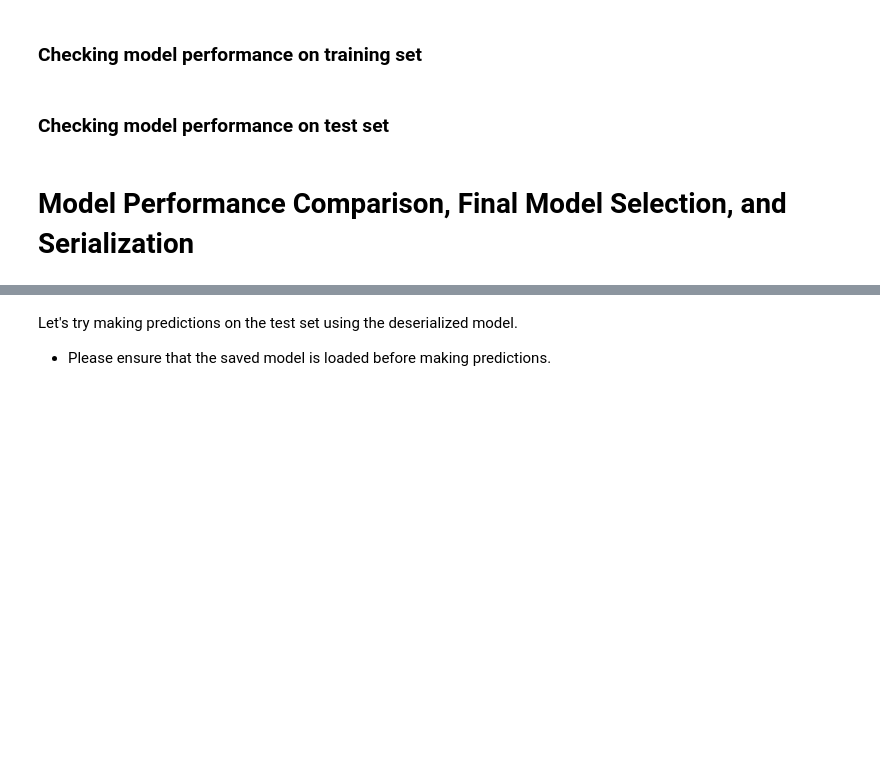
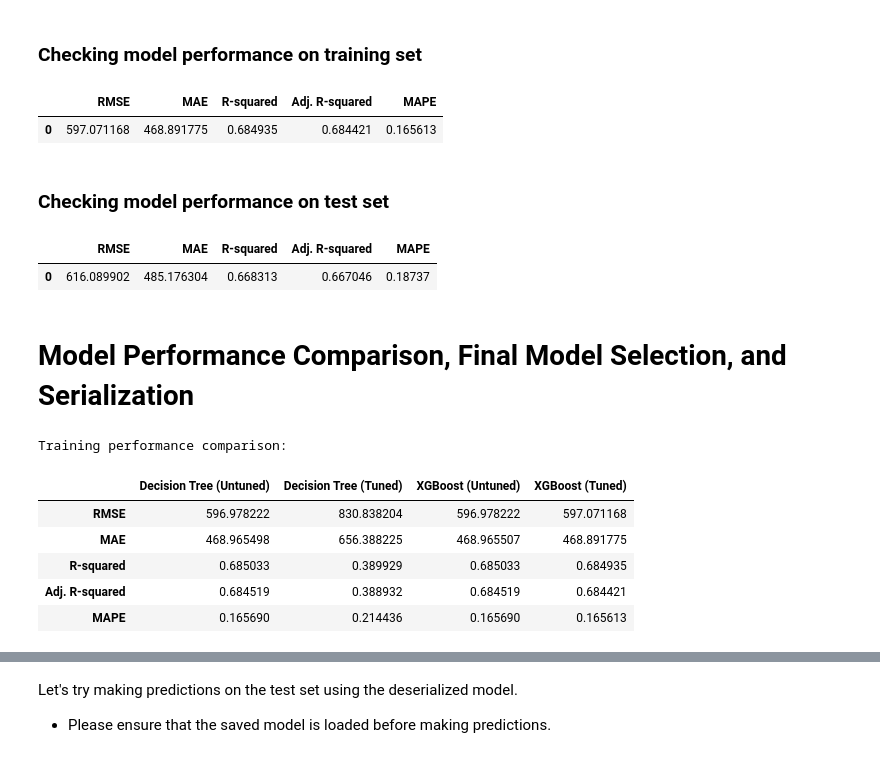
Before and after one commit to Mark5484/sales-forecast-lowcode, a Jupyter notebook: Low_Code_SuperKart_Model_Deployment.ipynb, the cells around one changed output, grey strips where cells are left out. Cells and saved outputs as stored; diff of their text form; code cells hidden in the pictures; blank space fills up the shorter version.

Commit message:
Checkpoint: Final model (XGBoost Tuned) saved and verified. Includes helper function predict_sample() for future API integration.

```diff
--- a/Low_Code_SuperKart_Model_Deployment.ipynb
+++ b/Low_Code_SuperKart_Model_Deployment.ipynb
@@ -1190,5 +1227,5 @@ def model_performance_regression(model, predictors, target):
 # %%
 # Uncomment the below snippet of code if xgboost regressor is to be used
 
-#xgb_estimator_model_train_perf = model_performance_regression(xgb_estimator, X_train, y_train)
-#xgb_estimator_model_train_perf
+xgb_estimator_model_train_perf = model_performance_regression(xgb_estimator, X_train, y_train)
+xgb_estimator_model_train_perf
@@ -1237,5 +1295,5 @@ def model_performance_regression(model, predictors, target):
 # %%
 # Uncomment the below snippet of code if decision tree regressor is to be used
 
-#dtree_tuned_model_train_perf = model_performance_regression(dtree_tuned, X_train, y_train)
-#dtree_tuned_model_train_perf
+dtree_tuned_model_train_perf = model_performance_regression(dtree_tuned, X_train, y_train)
+dtree_tuned_model_train_perf
@@ -1436,0 +1475,5 @@ def model_performance_regression(model, predictors, target):
+# %%
+#Uncomment the below snippet of code if xgboost regressor is to be used
+
+# # Fit the best algorithm to the data.
+xgb_tuned.fit(X_train, y_train)
@@ -1439,32 +1500,46 @@ def model_performance_regression(model, predictors, target):
 # %%
 #Uncomment the below snippet of code if xgboost regressor is to be used
 
-# xgb_tuned_model_train_perf = model_performance_regression(xgb_tuned, X_train, y_train)
-# xgb_tuned_model_train_perf
+xgb_tuned_model_train_perf = model_performance_regression(xgb_tuned, X_train, y_train)
+xgb_tuned_model_train_perf
+# %% [output]
+|  | RMSE | MAE | R-squared | Adj. R-squared | MAPE |
+| 0 | 597.071168 | 468.891775 | 0.684935 | 0.684421 | 0.165613 |
 # %% [markdown]
 ### Checking model performance on test set
 # %%
 #Uncomment the below snippet of code if xgboost regressor is to be used
 
-# xgb_tuned_model_test_perf = model_performance_regression(xgb_tuned, X_test, y_test)
-# xgb_tuned_model_test_perf
+xgb_tuned_model_test_perf = model_performance_regression(xgb_tuned, X_test, y_test)
+xgb_tuned_model_test_perf
+# %% [output]
+|  | RMSE | MAE | R-squared | Adj. R-squared | MAPE |
+| 0 | 616.089902 | 485.176304 | 0.668313 | 0.667046 | 0.18737 |
 # %% [markdown]
 # **Model Performance Comparison, Final Model Selection, and Serialization**
 # %%
  # training performance comparison
 
 models_train_comp_df = pd.concat(
     [
-        _____.T, #Complete the code to define the variable name of the dataframe which stores the train performance metrics of the first model you have choosen . Eg, rf_model_train_perf
-        _____.T, #Complete the code to define the variable name of the dataframe which stores the train performance metrics of the first model (tuned) you have choosen
-        _____.T, #Complete the code to define the variable name of the dataframe which stores the train performance metrics of the second model you have choosen
-        _____.T, #Complete the code to define the variable name of the dataframe which stores the train performance metrics of the second model (tuned) you have choosen
+        dtree_model_train_perf.T, #Complete the code to define the variable name of the dataframe which stores the train performance metrics of the first model you have choosen . Eg, rf_model_train_perf
+        dtree_tuned_model_train_perf.T, #Complete the code to define the variable name of the dataframe which stores the train performance metrics of the first model (tuned) you have choosen
+        xgb_estimator_model_train_perf.T, #Complete the code to define the variable name of the dataframe which stores the train performance metrics of the second model you have choosen
+        xgb_tuned_model_train_perf.T, #Complete the code to define the variable name of the dataframe which stores the train performance metrics of the second model (tuned) you have choosen
     ],
     axis=1,
 )
 
-models_train_comp_df.columns = ["_____"] #Complete the code to define the names for the models
+models_train_comp_df.columns = ["Decision Tree (Untuned)", "Decision Tree (Tuned)", "XGBoost (Untuned)", "XGBoost (Tuned)"] #Complete the code to define the names for the models
 
 print("Training performance comparison:")
 models_train_comp_df
+# %% [output]
+Training performance comparison:
+|  | Decision Tree (Untuned) | Decision Tree (Tuned) | XGBoost (Untuned) | XGBoost (Tuned) |
+| RMSE | 596.978222 | 830.838204 | 596.978222 | 597.071168 |
+| MAE | 468.965498 | 656.388225 | 468.965507 | 468.891775 |
+| R-squared | 0.685033 | 0.389929 | 0.685033 | 0.684935 |
+| Adj. R-squared | 0.684519 | 0.388932 | 0.684519 | 0.684421 |
+| MAPE | 0.165690 | 0.214436 | 0.165690 | 0.165613 |
 # %%
```
Also changed, not shown: parts of 18 cells of this notebook.
